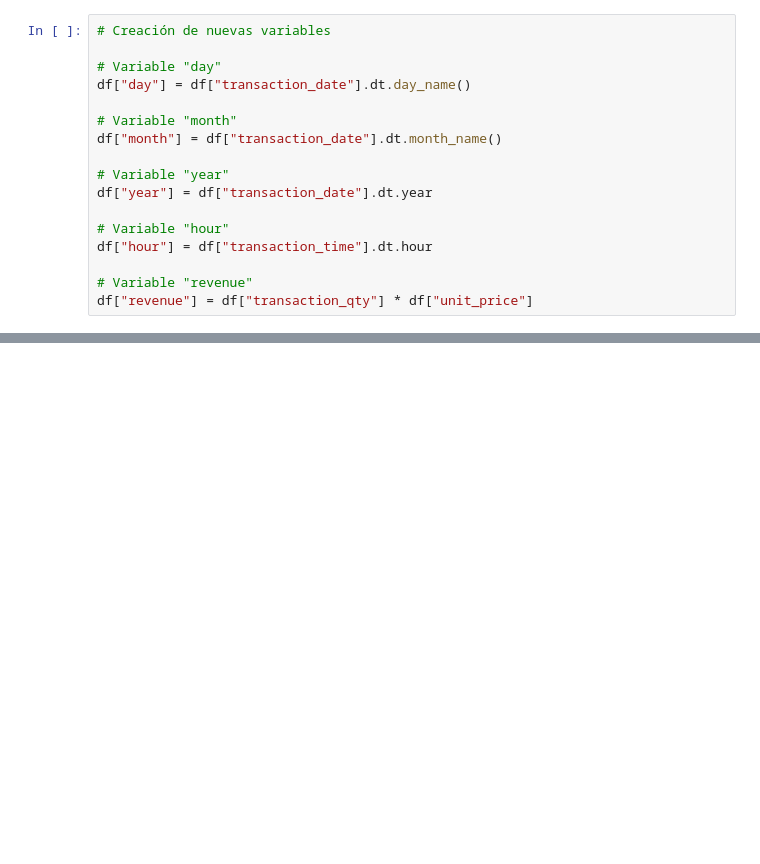
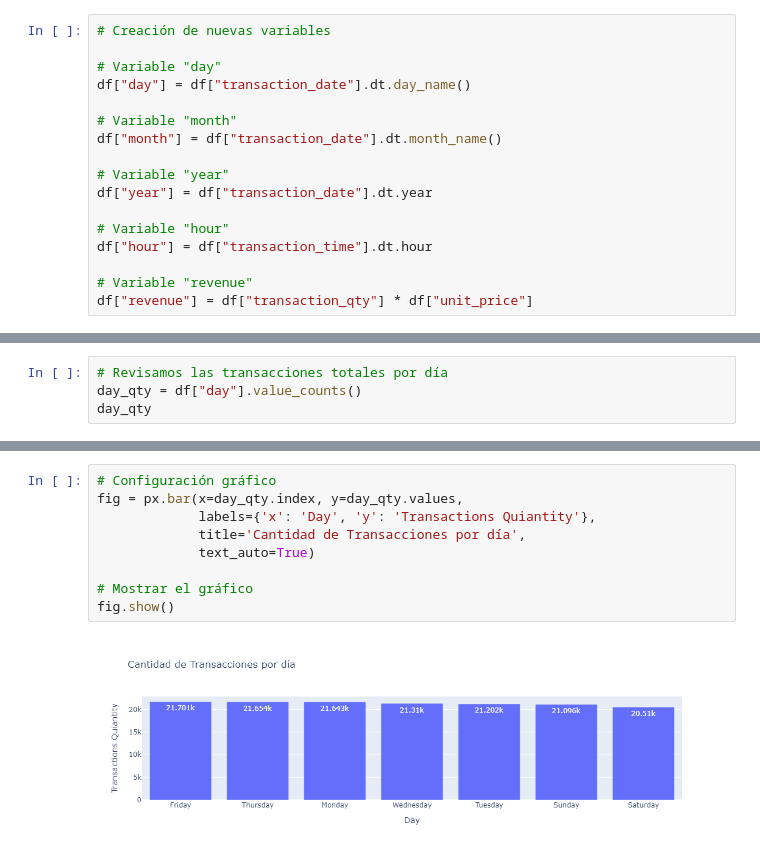
Before and after one commit to Erick0407/proyecto_final_py, a Jupyter notebook: Notebooks/03_Analisis_visualizaciones.ipynb, the cells around one changed output, grey strips where cells are left out. Saved outputs shown, nothing was run; the diff lists cells and outputs as text; blank space fills up the shorter version.

```diff
--- a/Notebooks/03_Analisis_visualizaciones.ipynb
+++ b/Notebooks/03_Analisis_visualizaciones.ipynb
@@ -142,0 +214,4 @@ df.head()
+# %%
+# Revisamos las transacciones totales por día
+day_qty = df["day"].value_counts()
+day_qty
@@ -142,0 +228,11 @@ df.head()
+# %%
+# Configuración gráfico
+fig = px.bar(x=day_qty.index, y=day_qty.values,
+             labels={'x': 'Day', 'y': 'Transactions Quiantity'},
+             title='Cantidad de Transacciones por día',
+             text_auto=True)
+
+# Mostrar el gráfico
+fig.show()
+# %% [output]
+[figure, added]
```
Also changed, not shown: parts of 38 cells of this notebook.
